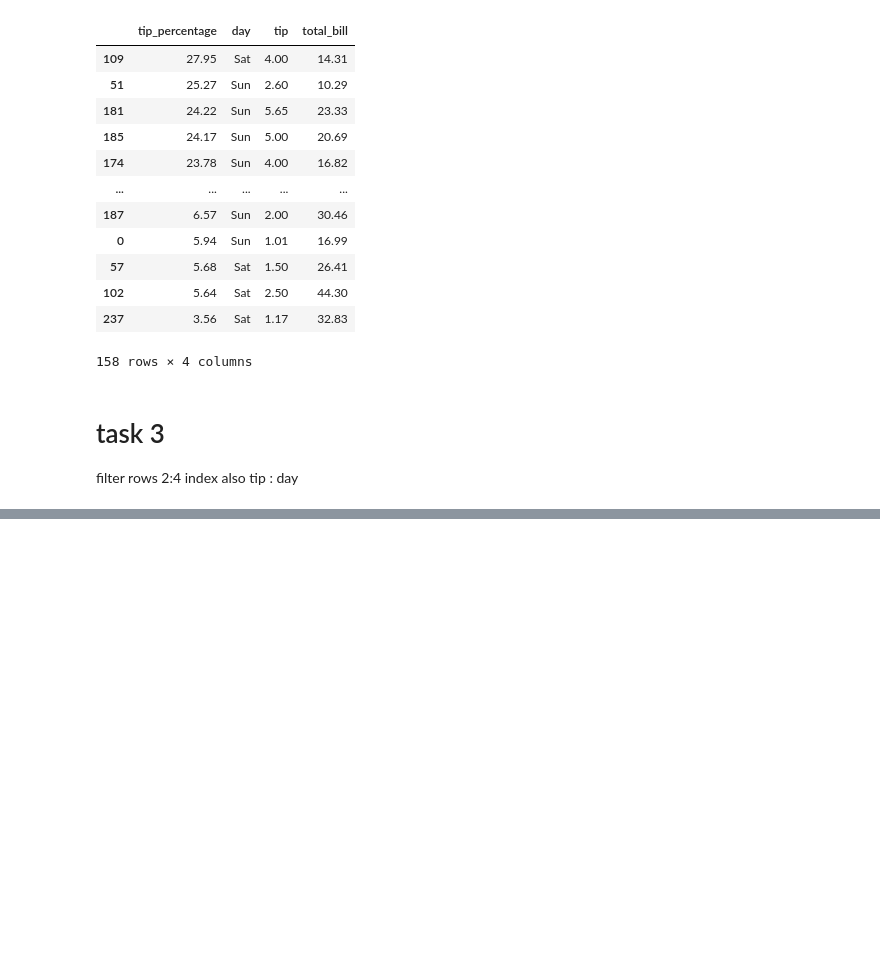
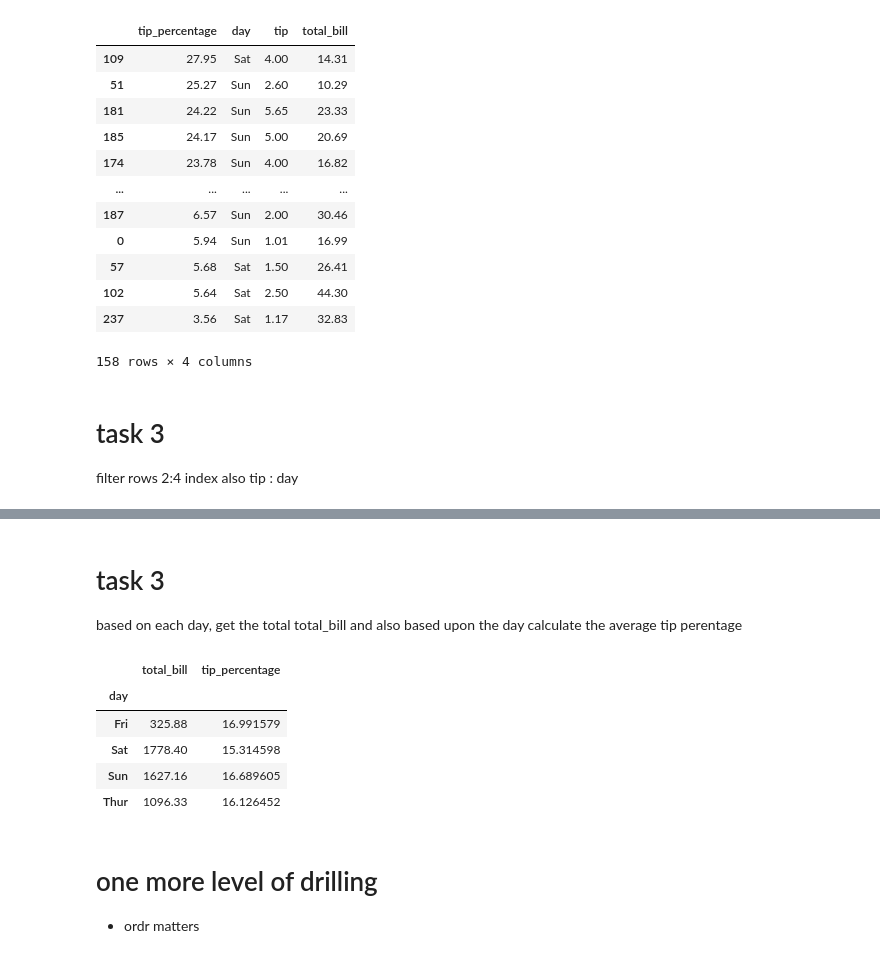
Before and after one commit to AlexDylanLazarus/pandas, a Jupyter notebook: day_16_pandas.ipynb, the cells around one changed output, grey strips where cells are left out. Cells and saved outputs as stored; diff of their text form; code cells hidden in the pictures; blank space fills up the shorter version.

```diff
--- a/day_16_pandas.ipynb
+++ b/day_16_pandas.ipynb
@@ -483,0 +557,16 @@ tips_df.tail(6).iloc[2:4].loc[:, 'tip':'size']
+# %% [markdown]
+# task 3
+
+based on each day, get the total total_bill and also based upon the day calculate the average tip perentage
+# %%
+tips_df.groupby('day').aggregate({'total_bill': 'sum', 'tip_percentage':'mean'})
+# %% [output]
+|  | total_bill | tip_percentage |
+| day |  |  |
+| Fri | 325.88 | 16.991579 |
+| Sat | 1778.40 | 15.314598 |
+| Sun | 1627.16 | 16.689605 |
+| Thur | 1096.33 | 16.126452 |
+# %% [markdown]
+# one more level of drilling
+- ordr matters
```
Also changed, not shown: parts of 18 cells of this notebook.
